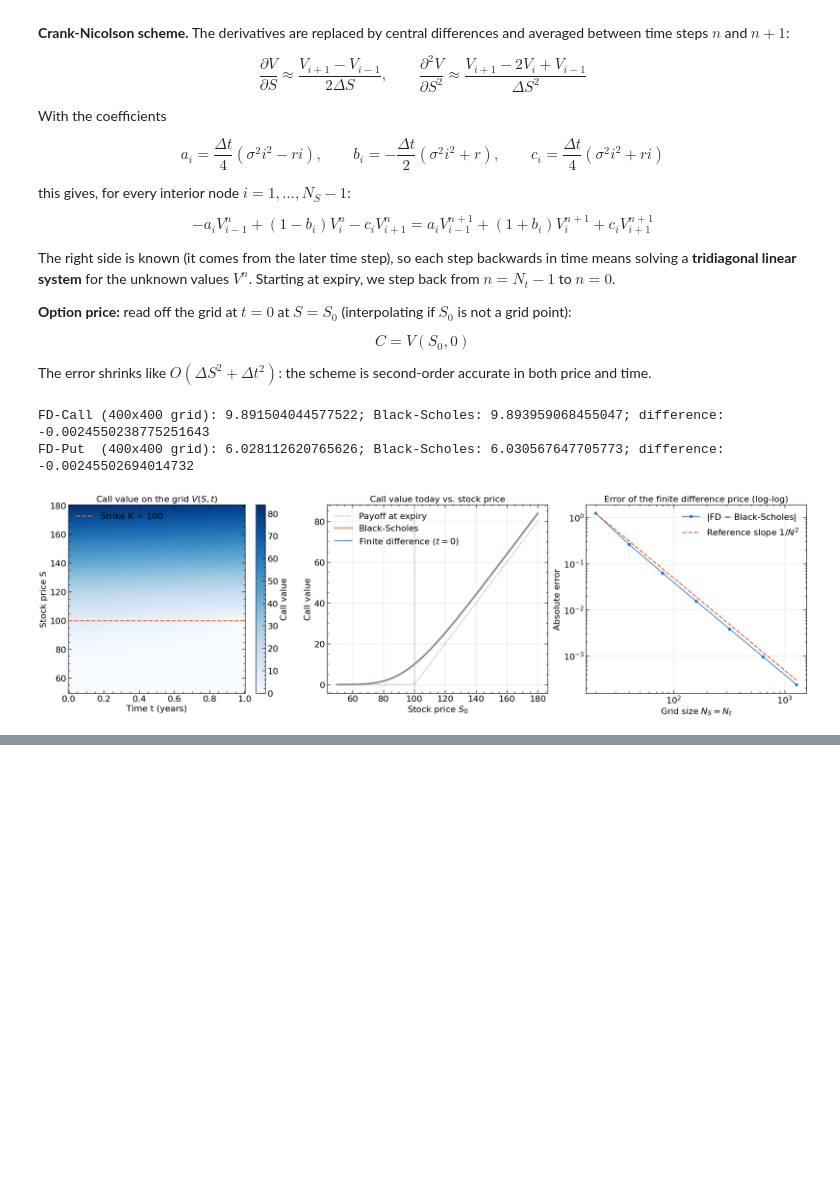
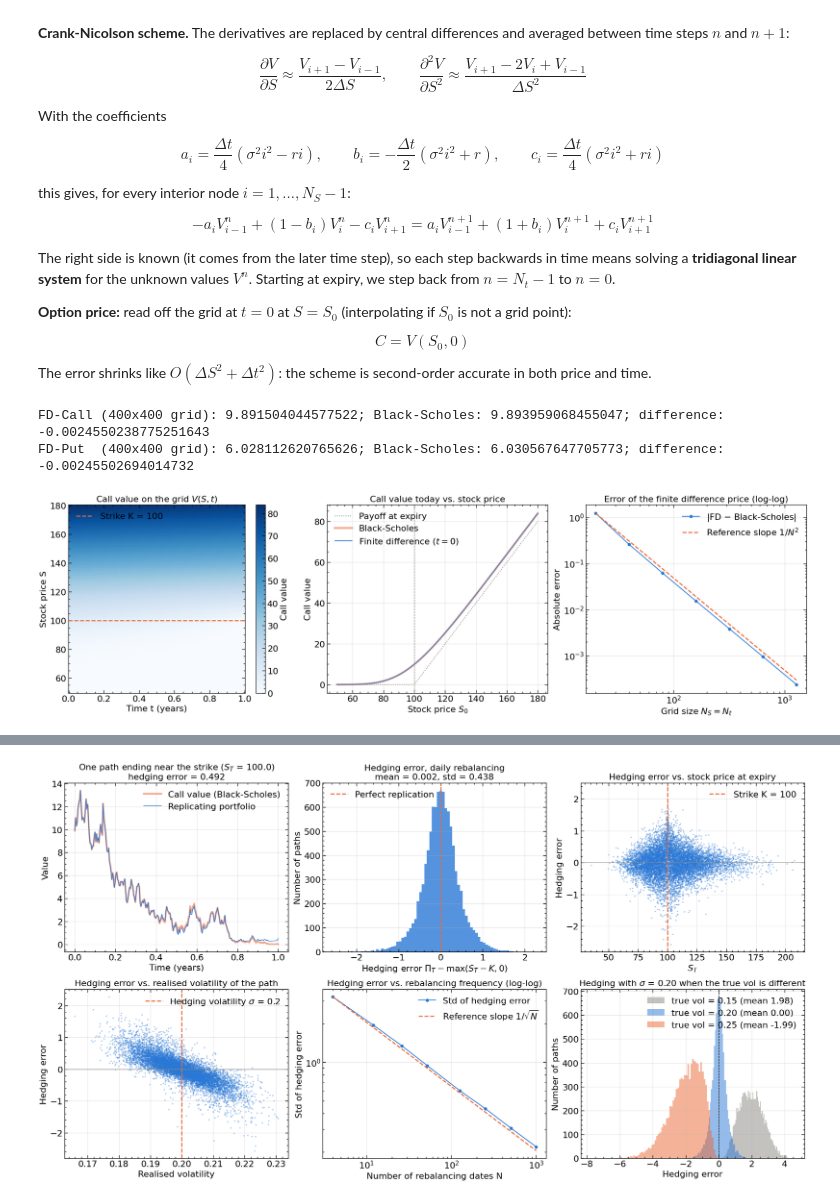
Before and after one commit to timhirndorf/financial_derivatives_midterm, a Jupyter notebook: midterm.ipynb, the cells around one changed output, grey strips where cells are left out. Saved outputs shown, nothing was run; the diff lists cells and outputs as text; code cells hidden in the pictures; blank space fills up the shorter version.

Commit message:
replication with MC and convergence of greeks

```diff
--- a/midterm.ipynb
+++ b/midterm.ipynb
@@ -585,0 +753,86 @@ plt.show()
+# %%
+# Visualising the replication
+
+BLUE, ORANGE, GRAY = "#2a78d6", "#eb6834", "#898781"
+
+fig, axes = plt.subplots(2, 3, figsize=(20, 11))
+axes = axes.flatten()
+
+
+# Plot 1: one path - does the portfolio track the option?
+# Pick the path that ends closest to the strike: the hardest case to hedge.
+k = np.argmin(np.abs(S_rep[:, -1] - K))
+axes[0].plot(t_rep, opt_rep[k], color=ORANGE, lw=3, alpha=0.6, label="Call value (Black-Scholes)")
+axes[0].plot(t_rep, port_rep[k], color=BLUE, lw=1.2, label="Replicating portfolio")
+axes[0].set_title(f"One path ending near the strike ($S_T$ = {S_rep[k, -1]:.1f})\n"
+                  f"hedging error = {err_rep[k]:.3f}")
+axes[0].set_xlabel("Time (years)")
+axes[0].set_ylabel("Value")
+axes[0].legend()
+
+
+# Plot 2: distribution of the hedging error at expiry
+axes[1].hist(err_rep, bins=80, color=BLUE, alpha=0.8)
+axes[1].axvline(0, color=ORANGE, lw=2, ls="--", label="Perfect replication")
+axes[1].set_title(f"Hedging error, daily rebalancing\nmean = {err_rep.mean():.3f}, std = {err_rep.std():.3f}")
+axes[1].set_xlabel(r"Hedging error $\Pi_T - \max(S_T - K, 0)$")
+axes[1].set_ylabel("Number of paths")
+axes[1].legend()
+
+
+# Plot 3: error vs. stock price at expiry
+# Paths ending far from K have a payoff that is (almost) linear in S -> easy to hedge.
+# Paths ending near K spend the last days where gamma is huge -> large errors.
+axes[2].scatter(S_rep[:, -1], err_rep, s=3, color=BLUE, alpha=0.3)
+axes[2].axvline(K, color=ORANGE, lw=2, ls="--", label=f"Strike K = {K}")
+axes[2].axhline(0, color=GRAY, lw=1)
+axes[2].set_title("Hedging error vs. stock price at expiry")
+axes[2].set_xlabel("$S_T$")
+axes[2].set_ylabel("Hedging error")
+axes[2].legend()
+
+
+# Plot 4: error vs. realised volatility of each path
+# Realised vol > 20 (what we priced with): the stock moved more than we were paid for -> loss.
+dt_rep = T / n_steps
+realised_vol = np.std(np.diff(np.log(S_rep), axis=1), axis=1, ddof=1) / np.sqrt(dt_rep)
+axes[3].scatter(realised_vol, err_rep, s=3, color=BLUE, alpha=0.3)
+axes[3].axvline(sigma, color=ORANGE, lw=2, ls="--", label=rf"Hedging volatility $\sigma$ = {sigma}")
+axes[3].axhline(0, color=GRAY, lw=1)
+axes[3].set_title("Hedging error vs. realised volatility of the path")
+axes[3].set_xlabel("Realised volatility")
+axes[3].set_ylabel("Hedging error")
+axes[3].legend()
+
+
+# Plot 5: std of the error vs. rebalancing frequency (log-log)
+# Slope -1/2: 4x more rebalancing -> only 2x smaller error. Continuous hedging -> 0.
+n_rebal = np.array([4, 12, 26, 52, 126, 252, 504, 1000])
+std_rebal = np.array([ReplicationMC(S_0, K, sigma, rf, T, 5_000, n, mu=mu, seed=1)[-1].std() for n in n_rebal])
+axes[4].loglog(n_rebal, std_rebal, color=BLUE, marker="o", ms=5, lw=1.5, label="Std of hedging error")
+axes[4].loglog(n_rebal, std_rebal[0] * np.sqrt(n_rebal[0] / n_rebal), color=ORANGE, lw=2, ls="--",
+               label=r"Reference slope $1/\sqrt{N}$")
+axes[4].set_title("Hedging error vs. rebalancing frequency (log-log)")
+axes[4].set_xlabel("Number of rebalancing dates N")
+axes[4].set_ylabel("Std of hedging error")
+axes[4].legend()
+
+
+# Plot 6: wrong volatility - the true vol differs from the 20 we hedge with
+# The whole distribution shifts: too low a vol -> systematic loss, too high -> systematic gain.
+for s, color in zip([0.15, 0.20, 0.25], [GRAY, BLUE, ORANGE]):
+    e = ReplicationMC(S_0, K, sigma, rf, T, n_paths, n_steps, mu=mu, sigma_real=s, seed=2)[-1]
+    axes[5].hist(e, bins=80, color=color, alpha=0.5, label=rf"true vol = {s:.2f} (mean {e.mean():.2f})")
+axes[5].axvline(0, color="black", lw=1, ls="--")
+axes[5].set_title(r"Hedging with $\sigma$ = 0.20 when the true vol is different")
+axes[5].set_xlabel("Hedging error")
+axes[5].set_ylabel("Number of paths")
+axes[5].legend()
+
+for ax in axes:
+    ax.grid(alpha=0.3)
+
+plt.tight_layout()
+plt.show()
+# %% [output]
+[figure, added]
```
Also changed, not shown: parts of 7 cells of this notebook.
